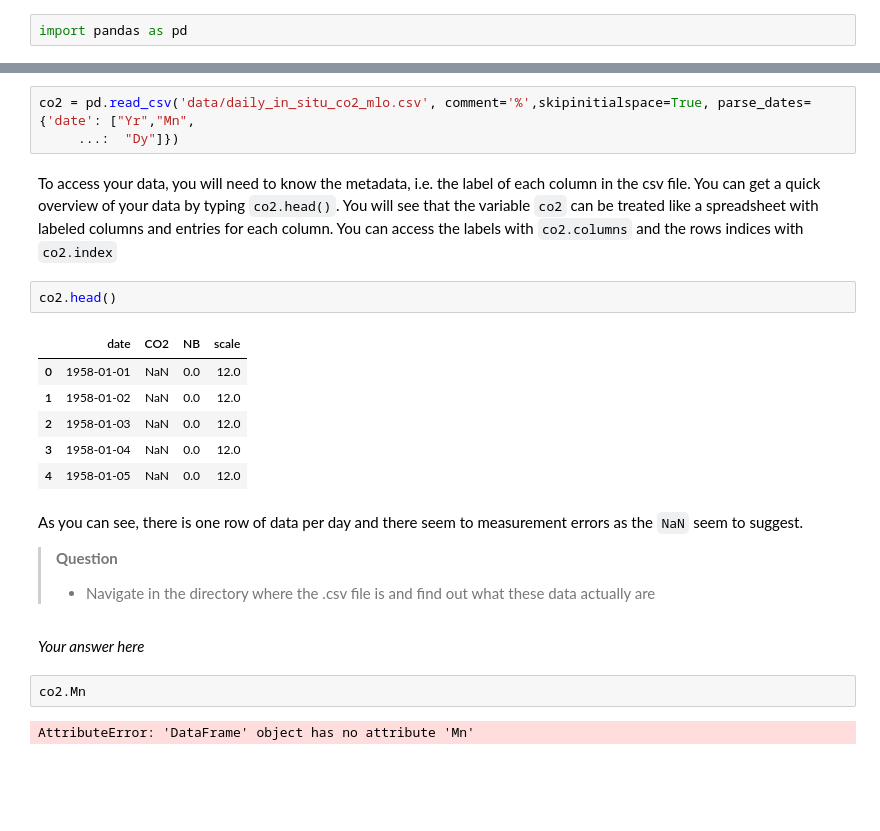
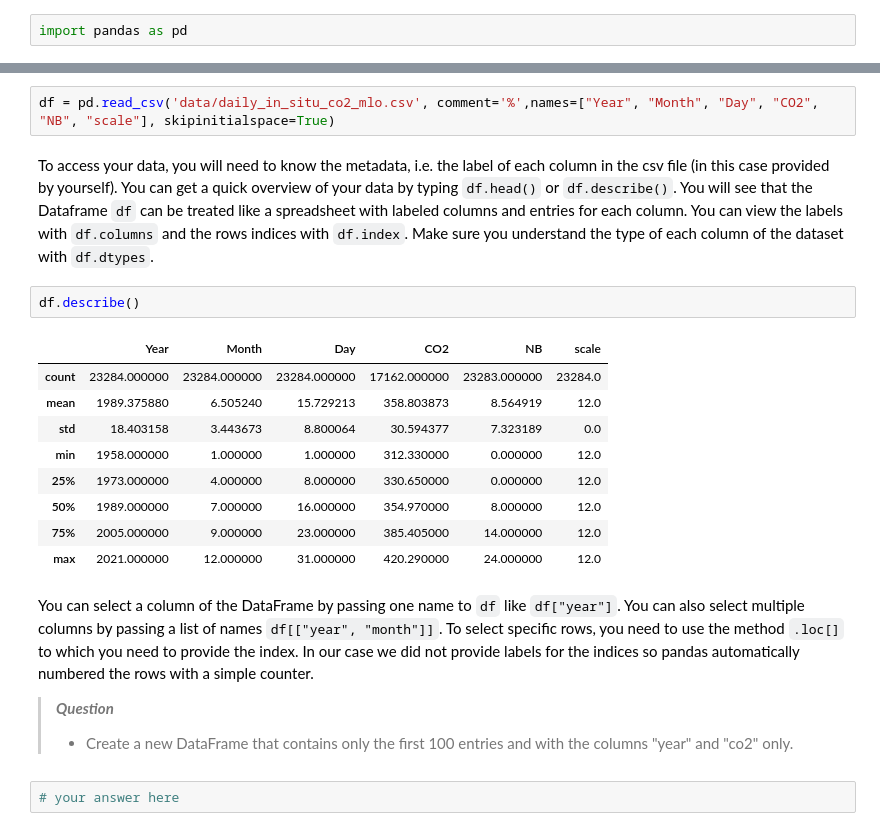
Before and after one commit to Pchambet/ml4climate, a Jupyter notebook: book/notebooks/1_introduction.ipynb, the cells around one changed output, grey strips where cells are left out. Cells and saved outputs as stored; diff of their text form; blank space fills up the shorter version.

Commit message:
pandas

```diff
--- a/book/notebooks/1_introduction.ipynb
+++ b/book/notebooks/1_introduction.ipynb
@@ -507,25 +519,23 @@ import pandas as pd
 # %%
-co2 = pd.read_csv('data/daily_in_situ_co2_mlo.csv', comment='%',skipinitialspace=True, parse_dates={'date': ["Yr","Mn",
-     ...:  "Dy"]})
+df = pd.read_csv('data/daily_in_situ_co2_mlo.csv', comment='%',names=["Year", "Month", "Day", "CO2", "NB", "scale"], skipinitialspace=True)
 # %% [markdown]
-To access your data, you will need to know the metadata, i.e. the label of each column in the csv file. You can get a quick overview of your data by typing `co2.head()`. You will see that the variable `co2` can be treated like a spreadsheet with labeled columns and entries for each column. You can access the labels with `co2.columns` and the rows indices with `co2.index`
+To access your data, you will need to know the metadata, i.e. the label of each column in the csv file (in this case provided by yourself). You can get a quick overview of your data by typing `df.head()` or `df.describe()`. You will see that the Dataframe `df` can be treated like a spreadsheet with labeled columns and entries for each column. You can view the labels with `df.columns` and the rows indices with `df.index`. Make sure you understand the type of each column of the dataset with `df.dtypes`.
 # %%
-co2.head()
+df.describe()
 # %% [output]
-|  | date | CO2 | NB | scale |
-| 0 | 1958-01-01 | NaN | 0.0 | 12.0 |
-| 1 | 1958-01-02 | NaN | 0.0 | 12.0 |
-| 2 | 1958-01-03 | NaN | 0.0 | 12.0 |
-| 3 | 1958-01-04 | NaN | 0.0 | 12.0 |
-| 4 | 1958-01-05 | NaN | 0.0 | 12.0 |
+|  | Year | Month | Day | CO2 | NB | scale |
+| count | 23284.000000 | 23284.000000 | 23284.000000 | 17162.000000 | 23283.000000 | 23284.0 |
+| mean | 1989.375880 | 6.505240 | 15.729213 | 358.803873 | 8.564919 | 12.0 |
+| std | 18.403158 | 3.443673 | 8.800064 | 30.594377 | 7.323189 | 0.0 |
+| min | 1958.000000 | 1.000000 | 1.000000 | 312.330000 | 0.000000 | 12.0 |
+| 25% | 1973.000000 | 4.000000 | 8.000000 | 330.650000 | 0.000000 | 12.0 |
+| 50% | 1989.000000 | 7.000000 | 16.000000 | 354.970000 | 8.000000 | 12.0 |
+| 75% | 2005.000000 | 9.000000 | 23.000000 | 385.405000 | 14.000000 | 12.0 |
+| max | 2021.000000 | 12.000000 | 31.000000 | 420.290000 | 24.000000 | 12.0 |
-# %% [markdown]
-As you can see, there is one row of data per day and there seem to measurement errors as the `NaN` seem to suggest.
-
-> **Question**
-> - Navigate in the directory where the .csv file is and find out what these data actually are
-# %% [markdown]
-*Your answer here*
-# %%
-co2.Mn
-# %% [output]
-AttributeError: 'DataFrame' object has no attribute 'Mn'
+# %% [markdown]
+You can select a column of the DataFrame by passing one name to `df` like `df["year"]`. You can also select multiple columns by passing a list of names `df[["year", "month"]]`. To select specific rows, you need to use the method `.loc[]` to which you need to provide the index. In our case we did not provide labels for the indices so pandas automatically numbered the rows with a simple counter.
+
+> ***Question***
+> - Create a new DataFrame that contains only the first 100 entries and with the columns "year" and "co2" only.
+# %%
+# your answer here
```
Also changed, not shown: parts of 22 cells of this notebook, 1 other file.
